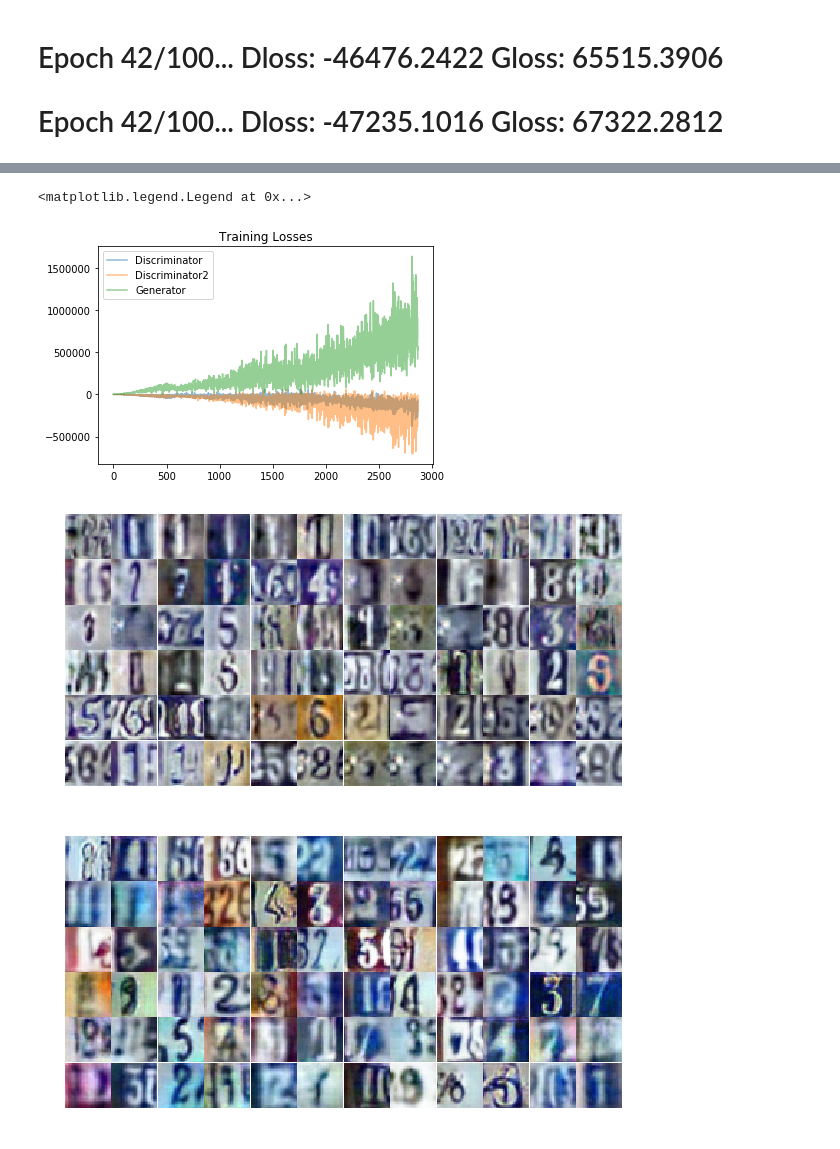
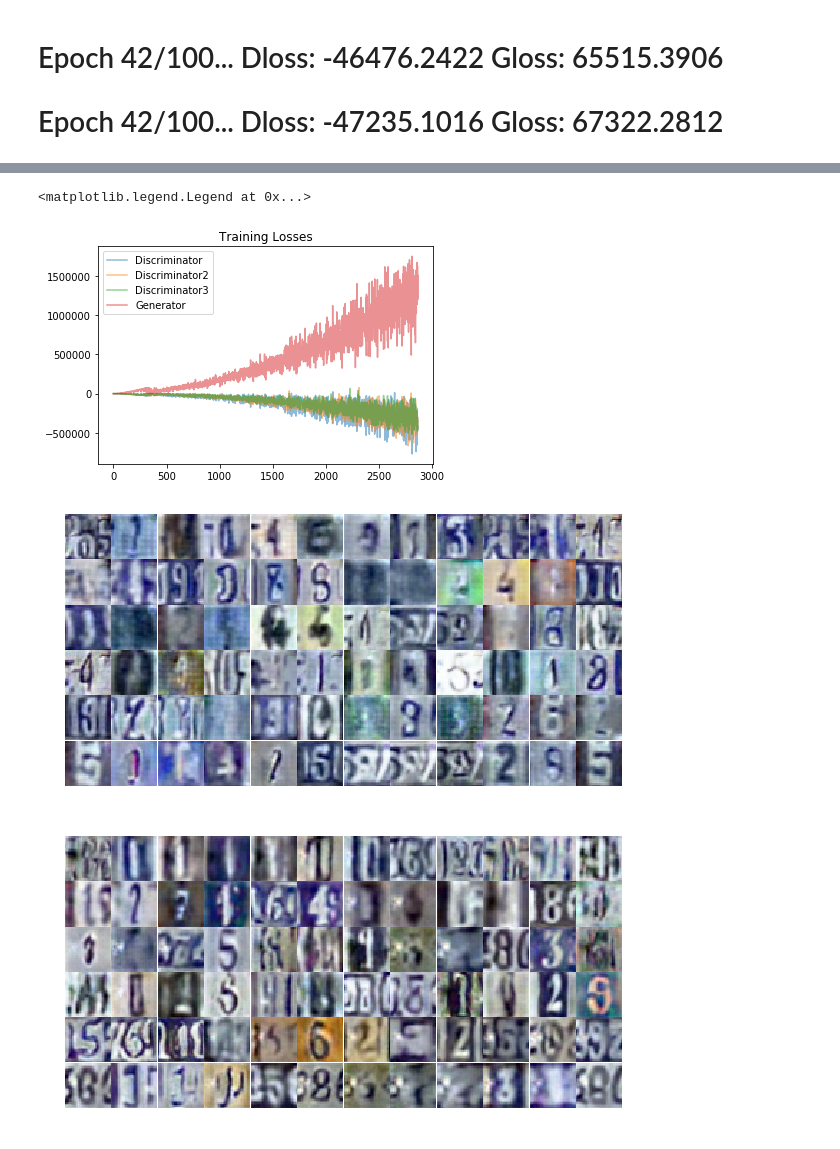
Before and after one commit to arasdar/GAN, a Jupyter notebook: AutoRQWGAN.ipynb, the cells around one changed output, grey strips where cells are left out. Saved outputs shown, nothing was run; the diff lists cells and outputs as text; code cells hidden in the pictures.

```diff
--- a/AutoRQWGAN.ipynb
+++ b/AutoRQWGAN.ipynb
@@ -400,4 +400,4 @@ net = GAN(real_size=real_size, learning_rate=learning_rate, alpha=alpha, beta1=b
 
 dataset = Dataset(trainset, testset)
 # %%
-losses, samples = train(net=net, dataset=dataset, epochs=epochs, batch_size=batch_size, figsize=(10,5))
+# losses, samples = train(net=net, dataset=dataset, epochs=epochs, batch_size=batch_size, figsize=(10,5))
@@ -439,19 +451,20 @@ plt.legend()
 # %%
 fig, ax = plt.subplots()
 losses_ = np.array(losses)
 plt.plot(losses_.T[0], label='Discriminator', alpha=0.5)
 plt.plot(losses_.T[1], label='Discriminator2', alpha=0.5)
-plt.plot(losses_.T[2], label='Generator', alpha=0.5)
+plt.plot(losses_.T[2], label='Discriminator3', alpha=0.5)
+plt.plot(losses_.T[3], label='Generator', alpha=0.5)
 plt.title("Training Losses")
 plt.legend()
 # %% [output]
 <matplotlib.legend.Legend at 0x...>
-[figure, old version]
+[figure, new version]
 # %%
 _ = view_samples(-1, samples, 6, 12, figsize=(10,5))
 # %% [output]
-[figure, old version]
+[figure, new version]
 # %%
 _ = view_samples(-1, samples, 6, 12, figsize=(10,5))
 # %% [output]
-[figure, old version]
+[figure, new version]
```
Also changed, not shown: parts of 3 cells of this notebook.
